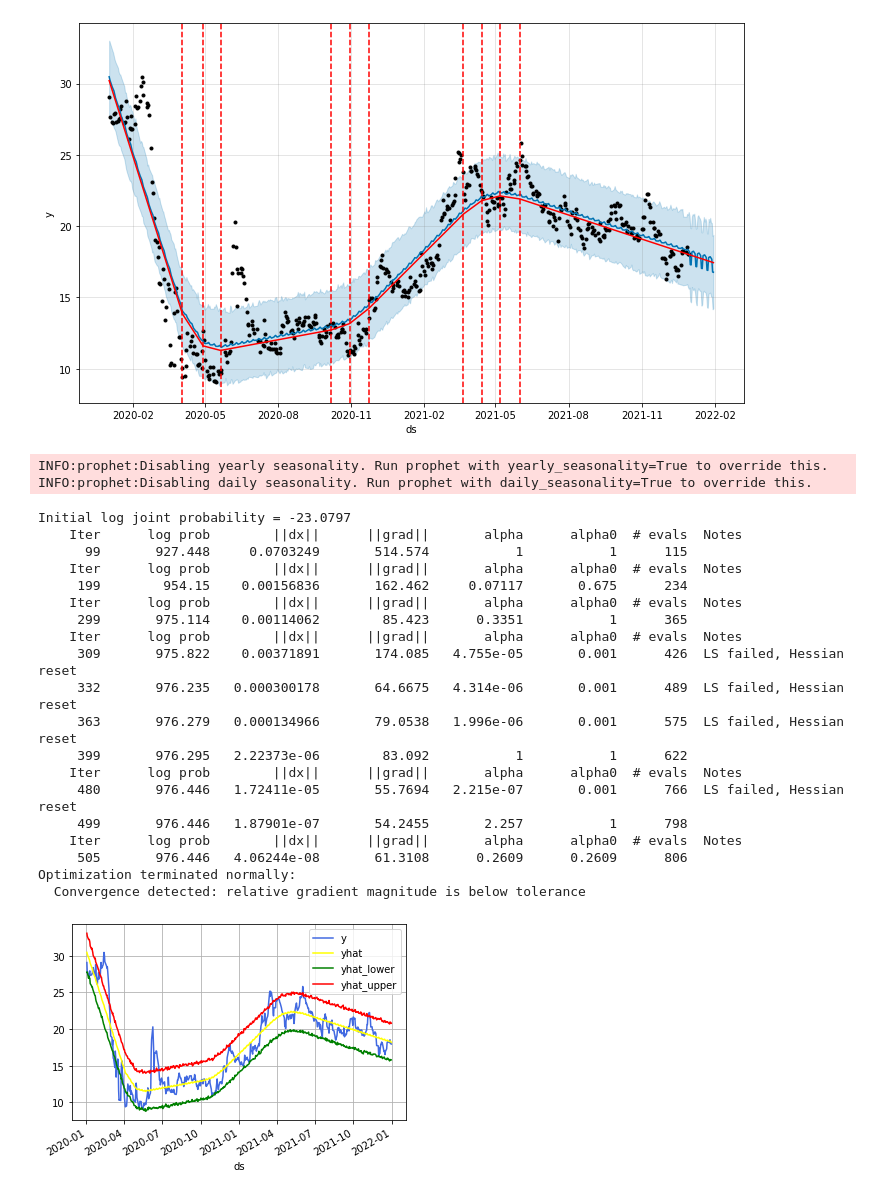
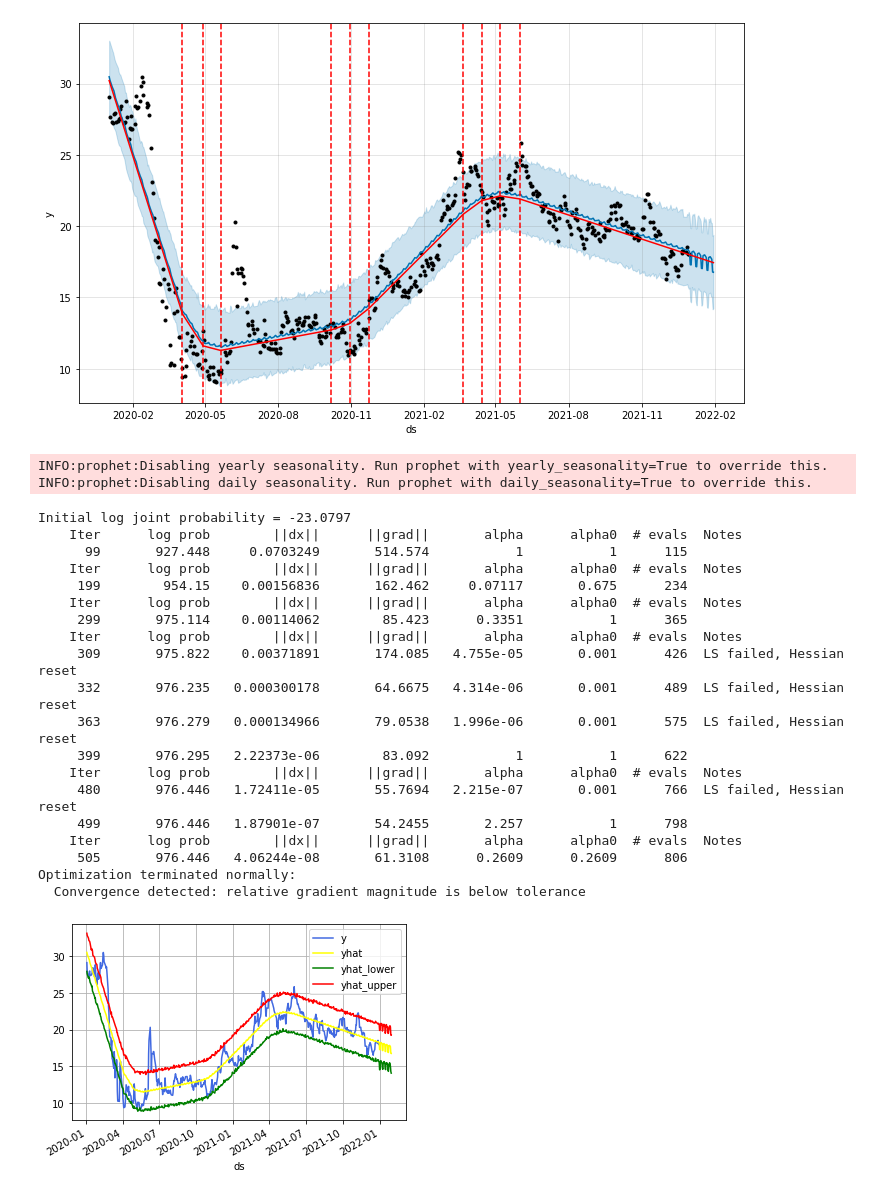
Before and after one commit to Abdulah94/Stock-Market-predictions-Using-Machine-learning, a Jupyter notebook: code/Code.ipynb, the cells around one changed output. Saved outputs shown, nothing was run; the diff lists cells and outputs as text; code cells hidden in the pictures.

```diff
--- a/code/Code.ipynb
+++ b/code/Code.ipynb
@@ -310,36 +310,36 @@ m.fit(dataframe)
 future = m.make_future_dataframe(periods = periods_q)
 forecast = m.predict(future)
 stock_price_forecast = forecast[['ds', 'yhat', 'yhat_lower', 'yhat_upper']]
-data_combine = pd.merge(dataframe, stock_price_forecast, on = 'ds')
+data_combine = pd.merge(dataframe, stock_price_forecast, on = 'ds', how='outer')
 data_combine['real price percent change'] = data_combine['y'].pct_change()
 data_combine['real price percent change'] = data_combine['real price percent change'].replace(np.nan, 0)
 
 def estimation_result(dataframe, periods):
     '''this function shows the estimated stock price by line chart rather than shadow areas'''
     '''the blue line is the real price, the yellow line is the estimated price,the green line and red line would be the estimated lower level and upper level respectively.'''
 
     data_combine.set_index('ds')[['y', 'yhat', 'yhat_lower', 'yhat_upper']].plot(color=['royalblue', "yellow", "green", "red"], grid=True)
 estimation_result(dataframe, periods_q)
 # %% [output]
 INFO:prophet:Disabling yearly seasonality. Run prophet with yearly_seasonality=True to override this.
 INFO:prophet:Disabling daily seasonality. Run prophet with daily_seasonality=True to override this.
 Initial log joint probability = -23.0797
     Iter      log prob        ||dx||      ||grad||       alpha      alpha0  # evals  Notes
       99       927.448     0.0703249       514.574           1           1      115
     Iter      log prob        ||dx||      ||grad||       alpha      alpha0  # evals  Notes
      199        954.15    0.00156836       162.462     0.07117       0.675      234
     Iter      log prob        ||dx||      ||grad||       alpha      alpha0  # evals  Notes
      299       975.114    0.00114062        85.423      0.3351           1      365
     Iter      log prob        ||dx||      ||grad||       alpha      alpha0  # evals  Notes
      309       975.822    0.00371891       174.085   4.755e-05       0.001      426  LS failed, Hessian reset
      332       976.235   0.000300178       64.6675   4.314e-06       0.001      489  LS failed, Hessian reset
      363       976.279   0.000134966       79.0538   1.996e-06       0.001      575  LS failed, Hessian reset
      399       976.295   2.22373e-06        83.092           1           1      622
     Iter      log prob        ||dx||      ||grad||       alpha      alpha0  # evals  Notes
      480       976.446   1.72411e-05       55.7694   2.215e-07       0.001      766  LS failed, Hessian reset
      499       976.446   1.87901e-07       54.2455       2.257           1      798
     Iter      log prob        ||dx||      ||grad||       alpha      alpha0  # evals  Notes
      505       976.446   4.06244e-08       61.3108      0.2609      0.2609      806
 Optimization terminated normally:
   Convergence detected: relative gradient magnitude is below tolerance
-[figure, old version]
+[figure, new version]
```
Also changed, not shown: parts of 5 cells of this notebook.
